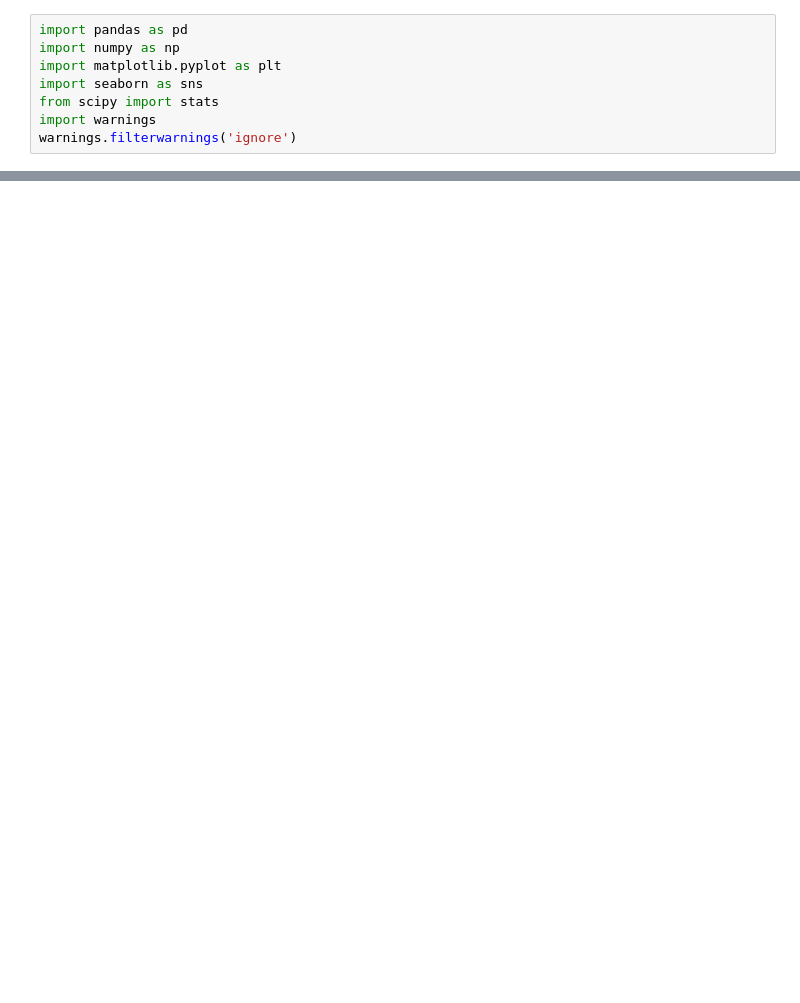
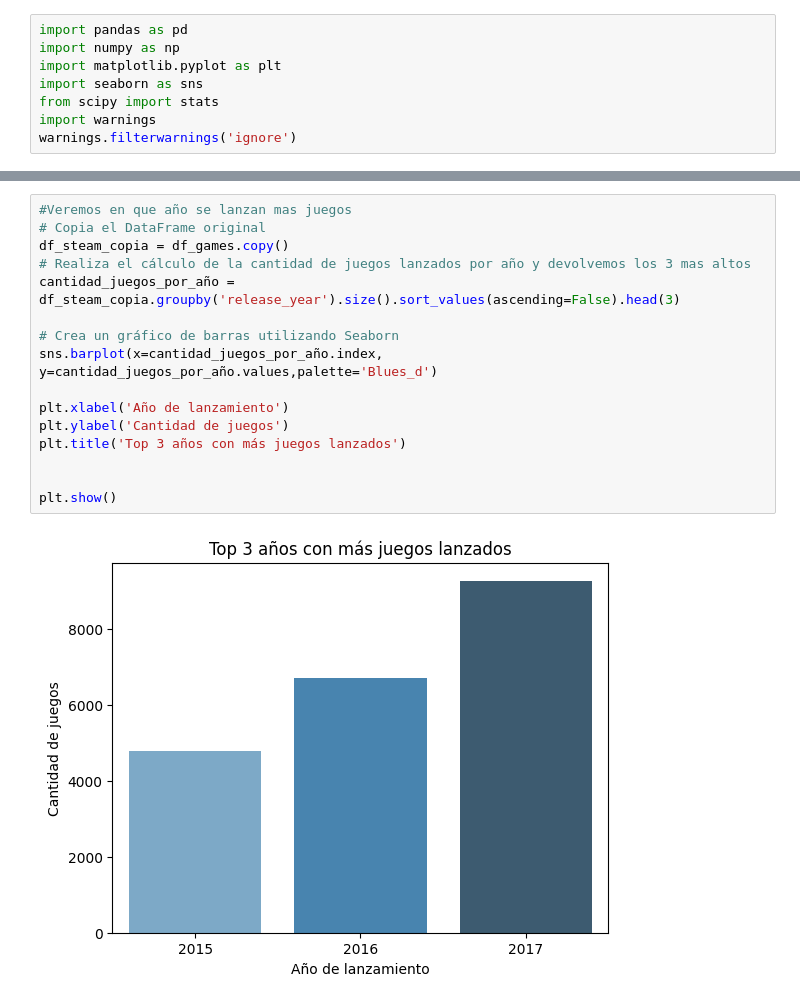
Before and after one commit to LuisLaurence23/PI-Machine-Learning, a Jupyter notebook: Eda.ipynb, the cells around one changed output, grey strips where cells are left out. Saved outputs shown, nothing was run; the diff lists cells and outputs as text; blank space fills up the shorter version.

```diff
--- a/Eda.ipynb
+++ b/Eda.ipynb
@@ -96,0 +117,18 @@ posted_year | 0.0 | int64
+# %%
+#Veremos en que año se lanzan mas juegos
+# Copia el DataFrame original
+df_steam_copia = df_games.copy()
+# Realiza el cálculo de la cantidad de juegos lanzados por año y devolvemos los 3 mas altos
+cantidad_juegos_por_año = df_steam_copia.groupby('release_year').size().sort_values(ascending=False).head(3)
+
+# Crea un gráfico de barras utilizando Seaborn
+sns.barplot(x=cantidad_juegos_por_año.index, y=cantidad_juegos_por_año.values,palette='Blues_d')
+
+plt.xlabel('Año de lanzamiento')
+plt.ylabel('Cantidad de juegos')
+plt.title('Top 3 años con más juegos lanzados')
+
+
+plt.show()
+# %% [output]
+[figure, added]
```
Also changed, not shown: parts of 28 cells of this notebook, 8 other files.
